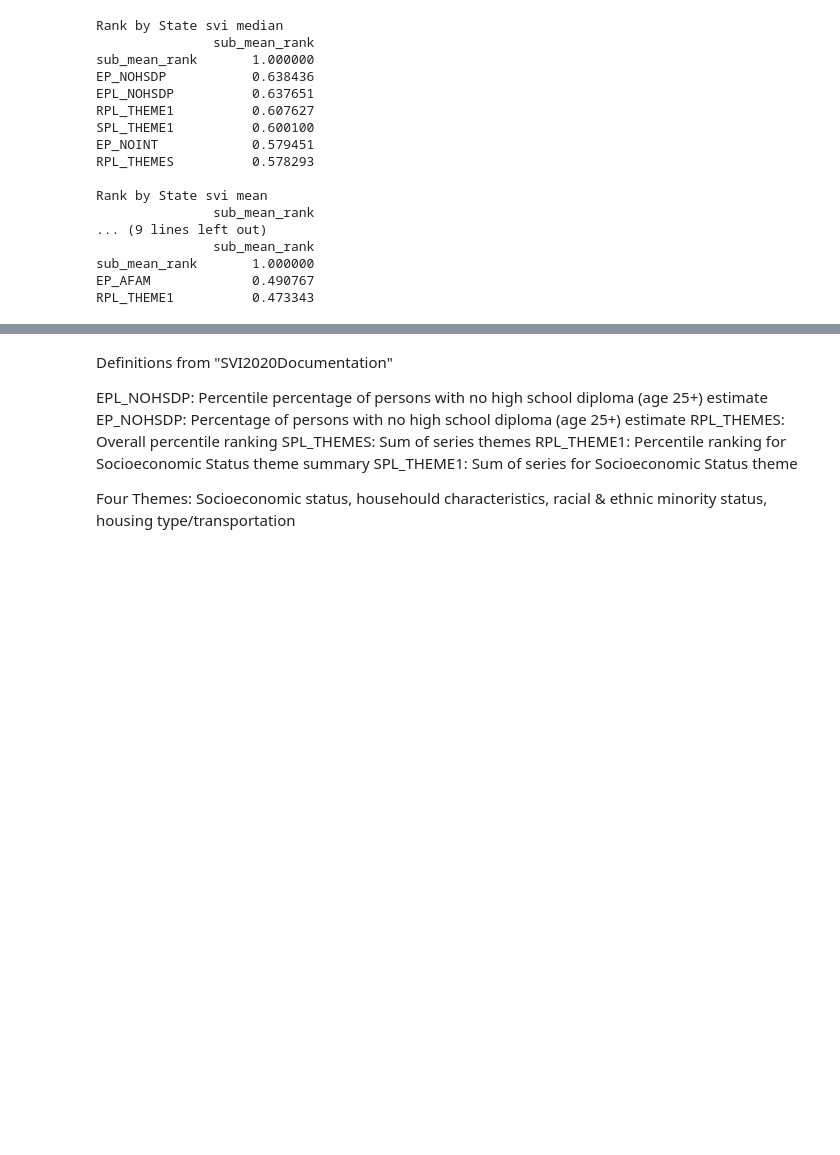
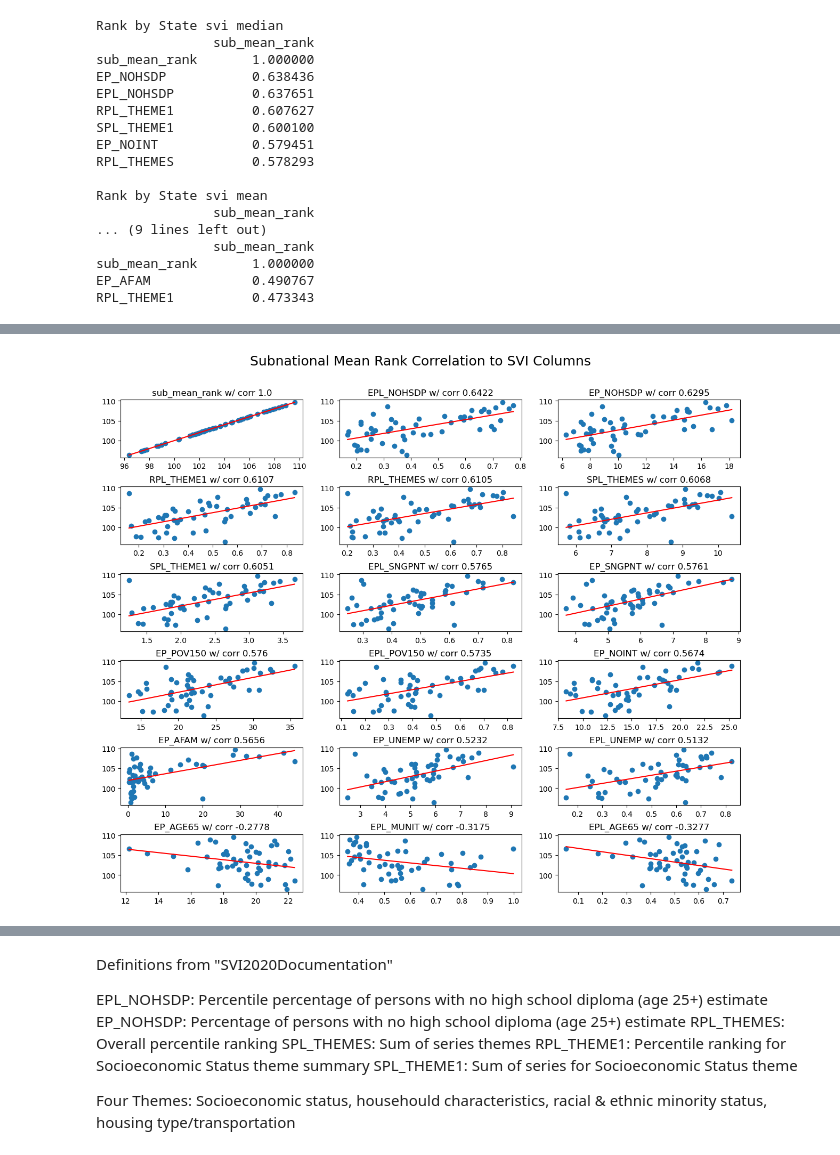
Before and after one commit to rlwcomposto/SVI_Flood_Comparison, a Jupyter notebook: Compare_Sub_SVI_v1.ipynb, the cells around one changed output, grey strips where cells are left out. Saved outputs shown, nothing was run; the diff lists cells and outputs as text; code cells hidden in the pictures; blank space fills up the shorter version.

```diff
--- a/Compare_Sub_SVI_v1.ipynb
+++ b/Compare_Sub_SVI_v1.ipynb
@@ -123,0 +178,28 @@ RPL_THEME1          0.473343
+# %%
+# Create subplots of subnational & svi correlation
+fig, axs = plt.subplots(nrows=6, ncols=3, figsize=(15, 12))
+plt.subplots_adjust(hspace=0.5)
+fig.suptitle("Subnational Mean Rank Correlation to SVI Columns", fontsize=18, y=0.95)
+
+# Loop through indices of correlation
+for svi_col, ax in zip(iteratethis, axs.ravel()):
+        y=svi_st_merged['sub_mean_rank']
+        x=svi_st_merged[svi_col]
+
+        correlation = y.corr(x)
+
+        plt.plot(ax=ax)
+
+        # plot the data
+        ax.scatter(x, y)
+
+        # fits the best fitting line to the data
+        ax.plot(np.unique(x),
+            np.poly1d(np.polyfit(x, y, 1))
+            (np.unique(x)), color='red')
+
+        ax.set_title(svi_col +" w/ corr " + str(round(correlation,4)))
+
+plt.show()
+# %% [output]
+[figure, added]
```
Also changed, not shown: parts of 17 cells of this notebook, 2 other files.
